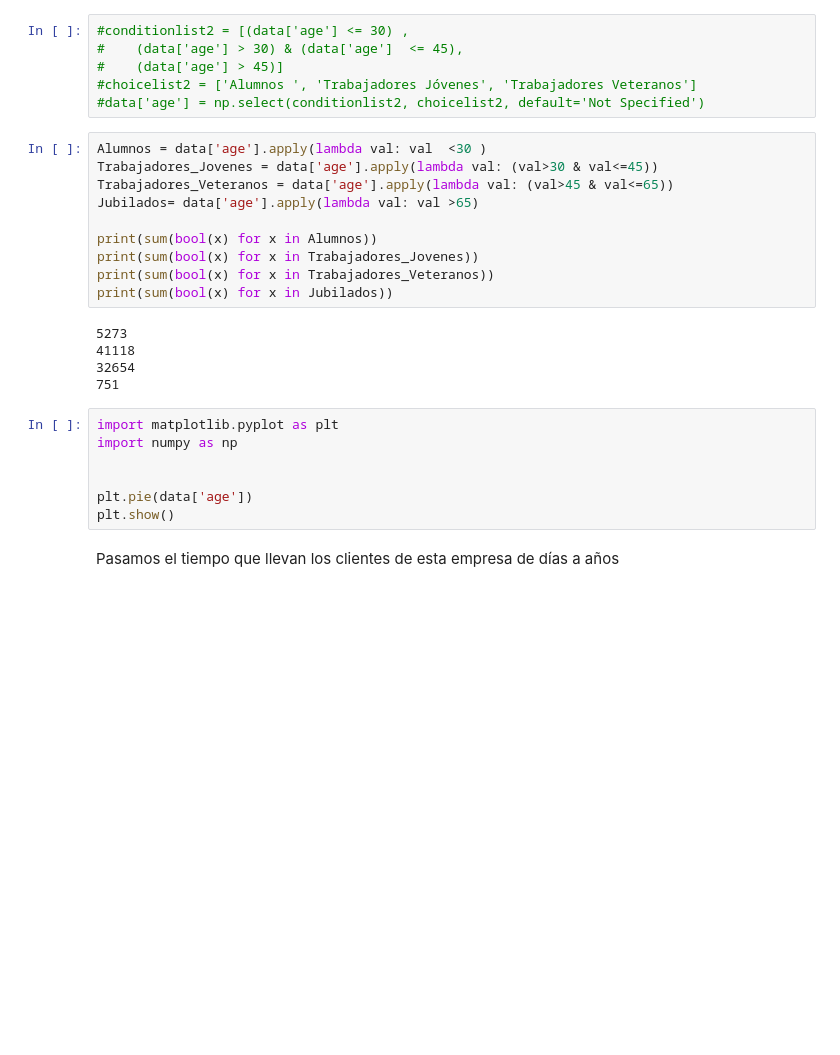
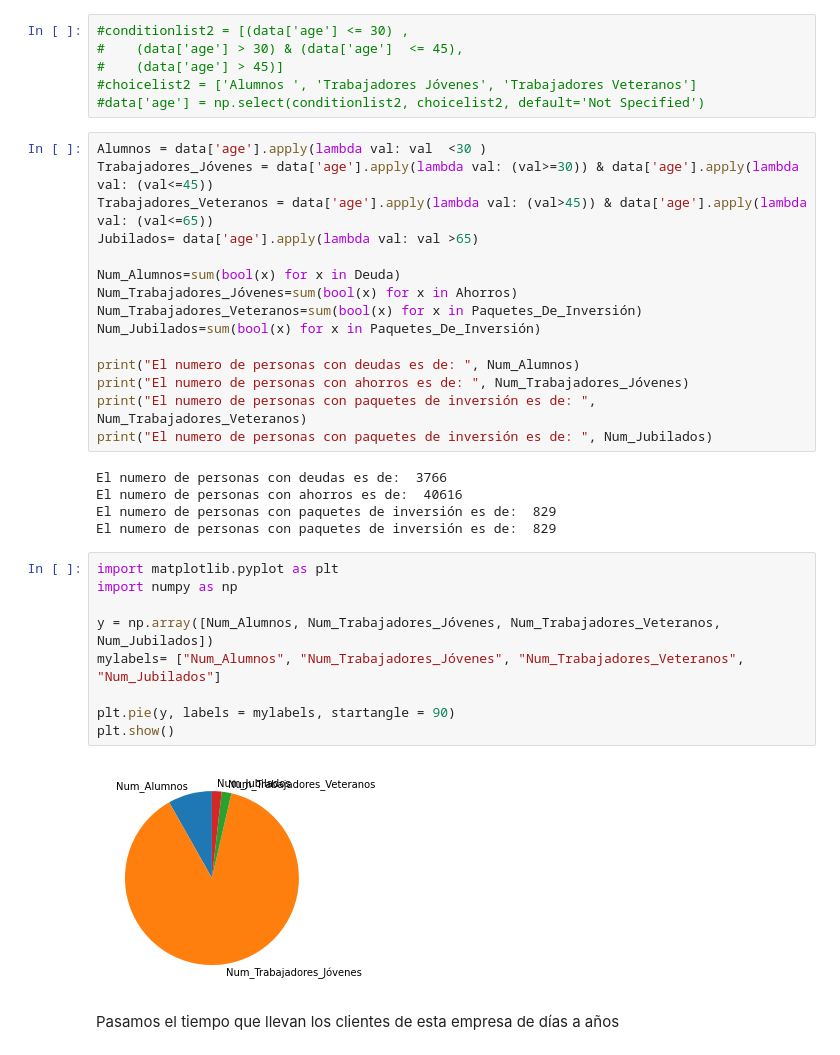
Before and after one commit to javierarteagapuell/deeplearning, a Jupyter notebook: Ejercicio2.ipynb, the cells around one changed output. Drawn from its saved outputs; the diff is of its cells as text; blank space fills up the shorter version.

```diff
--- a/Ejercicio2.ipynb
+++ b/Ejercicio2.ipynb
@@ -147,26 +156,35 @@ los datos.
 #data['age'] = np.select(conditionlist2, choicelist2, default='Not Specified')
 # %%
 Alumnos = data['age'].apply(lambda val: val  <30 )
-Trabajadores_Jovenes = data['age'].apply(lambda val: (val>30 & val<=45))
-Trabajadores_Veteranos = data['age'].apply(lambda val: (val>45 & val<=65))
+Trabajadores_Jóvenes = data['age'].apply(lambda val: (val>=30)) & data['age'].apply(lambda val: (val<=45))
+Trabajadores_Veteranos = data['age'].apply(lambda val: (val>45)) & data['age'].apply(lambda val: (val<=65))
 Jubilados= data['age'].apply(lambda val: val >65)
 
-print(sum(bool(x) for x in Alumnos))
-print(sum(bool(x) for x in Trabajadores_Jovenes))
-print(sum(bool(x) for x in Trabajadores_Veteranos))
-print(sum(bool(x) for x in Jubilados))
+Num_Alumnos=sum(bool(x) for x in Deuda)
+Num_Trabajadores_Jóvenes=sum(bool(x) for x in Ahorros)
+Num_Trabajadores_Veteranos=sum(bool(x) for x in Paquetes_De_Inversión)
+Num_Jubilados=sum(bool(x) for x in Paquetes_De_Inversión)
+
+print("El numero de personas con deudas es de: ", Num_Alumnos)
+print("El numero de personas con ahorros es de: ", Num_Trabajadores_Jóvenes)
+print("El numero de personas con paquetes de inversión es de: ", Num_Trabajadores_Veteranos)
+print("El numero de personas con paquetes de inversión es de: ", Num_Jubilados)
 # %% [output]
-5273
-41118
-32654
-751
+El numero de personas con deudas es de:  3766
+El numero de personas con ahorros es de:  40616
+El numero de personas con paquetes de inversión es de:  829
+El numero de personas con paquetes de inversión es de:  829
 # %%
 import matplotlib.pyplot as plt
 import numpy as np
 
+y = np.array([Num_Alumnos, Num_Trabajadores_Jóvenes, Num_Trabajadores_Veteranos, Num_Jubilados])
+mylabels= ["Num_Alumnos", "Num_Trabajadores_Jóvenes", "Num_Trabajadores_Veteranos", "Num_Jubilados"]
 
-plt.pie(data['age'])
+plt.pie(y, labels = mylabels, startangle = 90)
 plt.show()
+# %% [output]
+[figure, added]
 # %% [markdown]
 Pasamos el tiempo que llevan los clientes de esta empresa de días a años
 # %%
```
Also changed, not shown: parts of 7 cells of this notebook.
